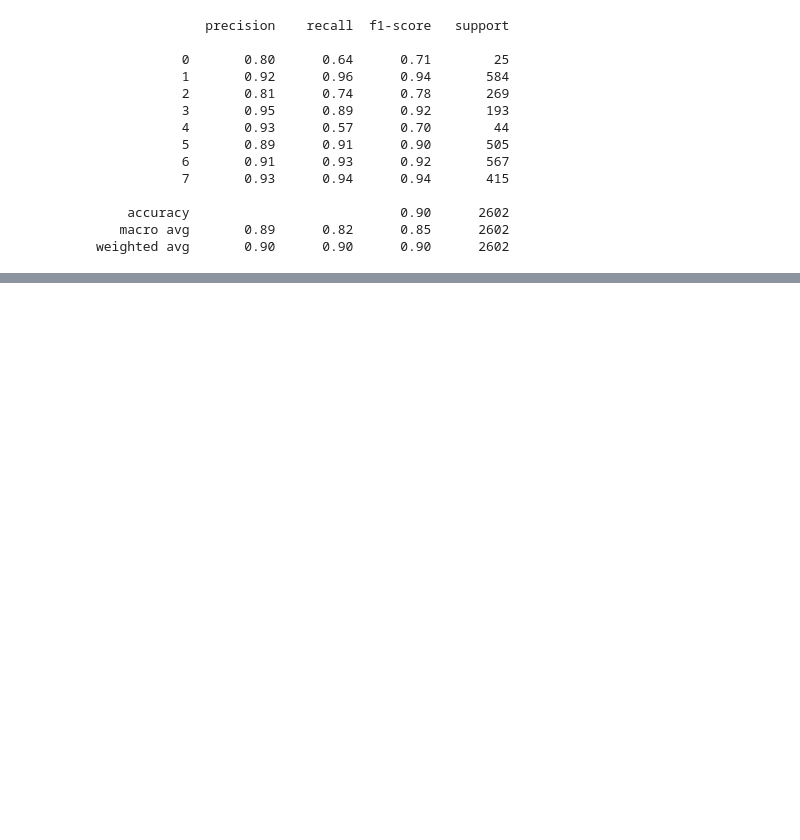
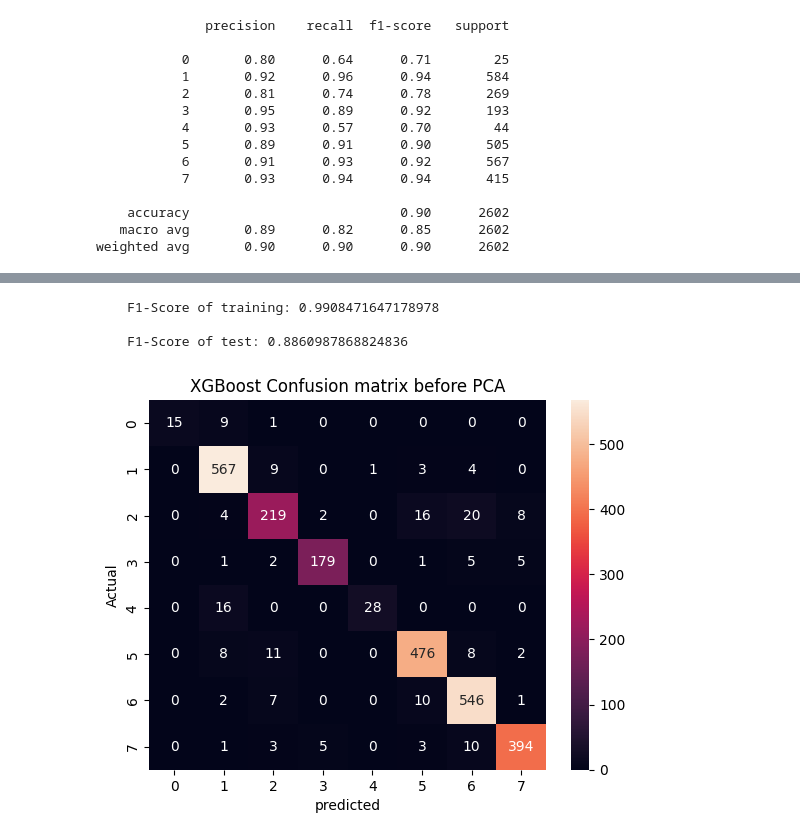
Before and after one commit to OmarGamalH/Codon-Based-Kingdom-Classification-Using-Machine-Learning, a Jupyter notebook: Notebooks/XGBoost.ipynb, the cells around one changed output, grey strips where cells are left out. Drawn from its saved outputs; the diff is of its cells as text; code cells hidden in the pictures; blank space fills up the shorter version.

Commit message:
add XGBOOST

```diff
--- a/Notebooks/XGBoost.ipynb
+++ b/Notebooks/XGBoost.ipynb
@@ -218,0 +287,8 @@ weighted avg       0.90      0.90      0.90      2602
+# %%
+model_grid_serach = XGBClassifier(**best_parameters)
+param_grid = {
+    'n_estimators' : [100 , 150 , 200 , 250 , 300]
+}
+grid_search = GridSearchCV(model_grid_serach , param_grid=param_grid , cv = 5 , scoring='f1_macro' , n_jobs = -1)
+
+grid_search.fit(X_train.to_numpy() , y_train.to_numpy())
@@ -218,0 +317,4 @@ weighted avg       0.90      0.90      0.90      2602
+# %%
+model = XGBClassifier(**grid_search.best_params_, **best_parameters , reg_lambda = 2 , reg_alpha = 1)
+
+model.fit(X_train ,y_train)
@@ -218,0 +333,26 @@ weighted avg       0.90      0.90      0.90      2602
+# %%
+y_pred_train = model.predict(X_train)
+y_pred_test  = model.predict(X_test)
+f1_train = f1_score(y_train , y_pred_train , average = 'macro')
+f1_test = f1_score(y_test , y_pred_test , average = 'macro')
+# %%
+print(f"""
+    F1-Score of training: {f1_train}
+
+    F1-Score of test: {f1_test}
+""")
+# %% [output]
+    F1-Score of training: 0.9908471647178978
+
+    F1-Score of test: 0.8860987868824836
+# %%
+y_labels = list(set(Y))
+cm = confusion_matrix(y_test , y_pred_test , labels = y_labels)
+# %%
+heat_map = sb.heatmap(cm , annot = True , fmt = '.0f' , xticklabels = y_labels , yticklabels = y_labels)
+heat_map.set_title("XGBoost Confusion matrix before PCA")
+heat_map.set_xlabel("predicted")
+heat_map.set_ylabel("Actual")
+plt.show()
+# %% [output]
+[figure, added]
```
Also changed, not shown: parts of 13 cells of this notebook, 3 other files.
